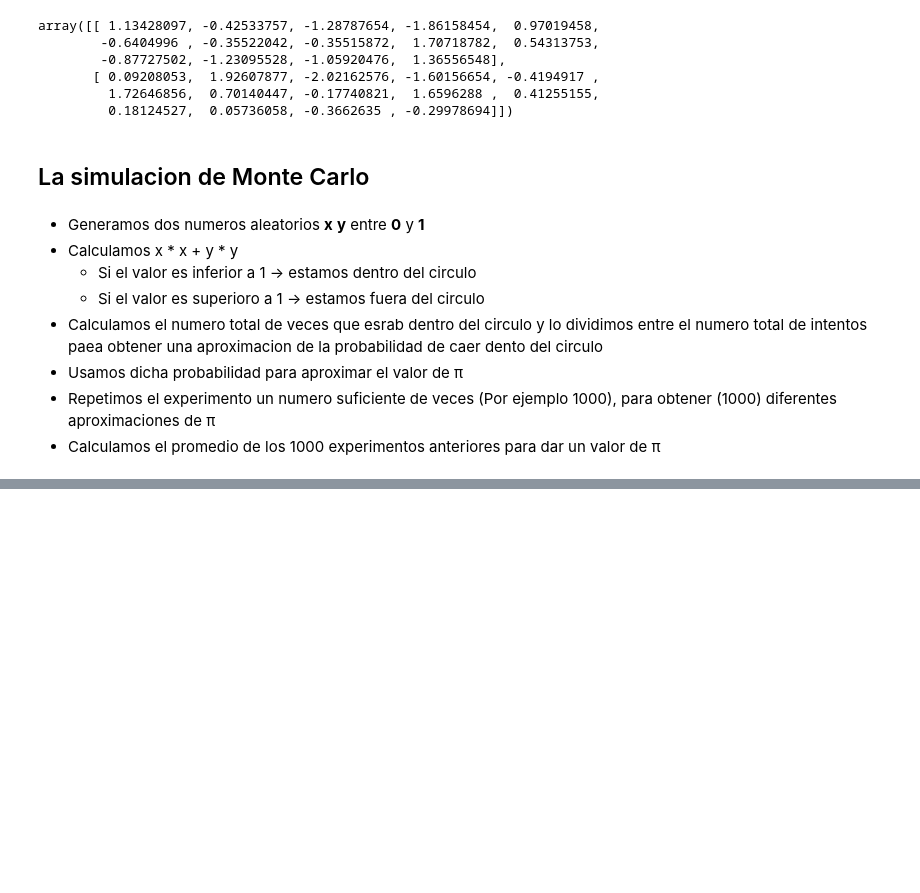
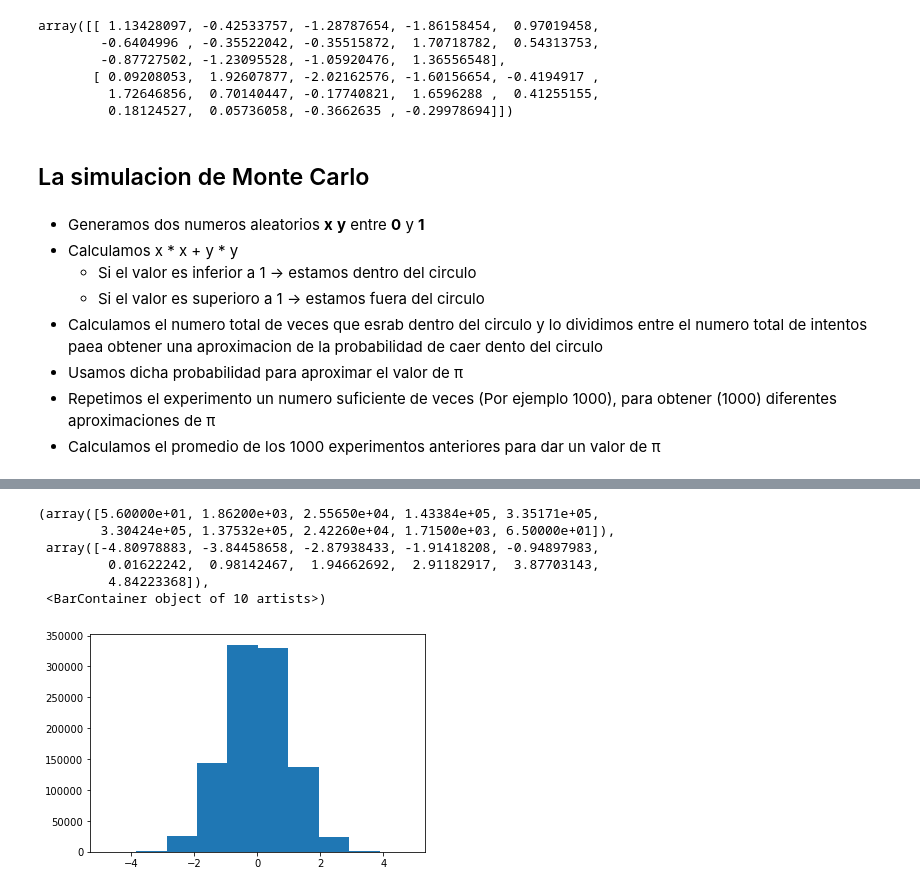
Before and after one commit to diego19508/python-ml-course, a Jupyter notebook: Course/T2 - 2- Data Cleaning - Funciones de distribucion de probabilidad.ipynb, the cells around one changed output, grey strips where cells are left out. Cells and saved outputs as stored; diff of their text form; code cells hidden in the pictures; blank space fills up the shorter version.

```diff
--- a/Course/T2 - 2- Data Cleaning - Funciones de distribucion de probabilidad.ipynb
+++ b/Course/T2 - 2- Data Cleaning - Funciones de distribucion de probabilidad.ipynb
@@ -136,0 +142,9 @@ plt.plot(pi_value_list)
+# %%
+n = 1000000
+data = pd.DataFrame(
+    {
+        "A" : np.random.randn(n),
+        "B" : 1.5 + 2.5 * np.random.randn(n),
+        "C" : np.random.uniform(5,32,n)
+    }
+)
@@ -136,0 +163,10 @@ plt.plot(pi_value_list)
+# %%
+plt.hist(data["A"])
+# %% [output]
+(array([5.60000e+01, 1.86200e+03, 2.55650e+04, 1.43384e+05, 3.35171e+05,
+        3.30424e+05, 1.37532e+05, 2.42260e+04, 1.71500e+03, 6.50000e+01]),
+ array([-4.80978883, -3.84458658, -2.87938433, -1.91418208, -0.94897983,
+         0.01622242,  0.98142467,  1.94662692,  2.91182917,  3.87703143,
+         4.84223368]),
+ <BarContainer object of 10 artists>)
+[figure, added]
```
Also changed, not shown: parts of 11 cells of this notebook.
